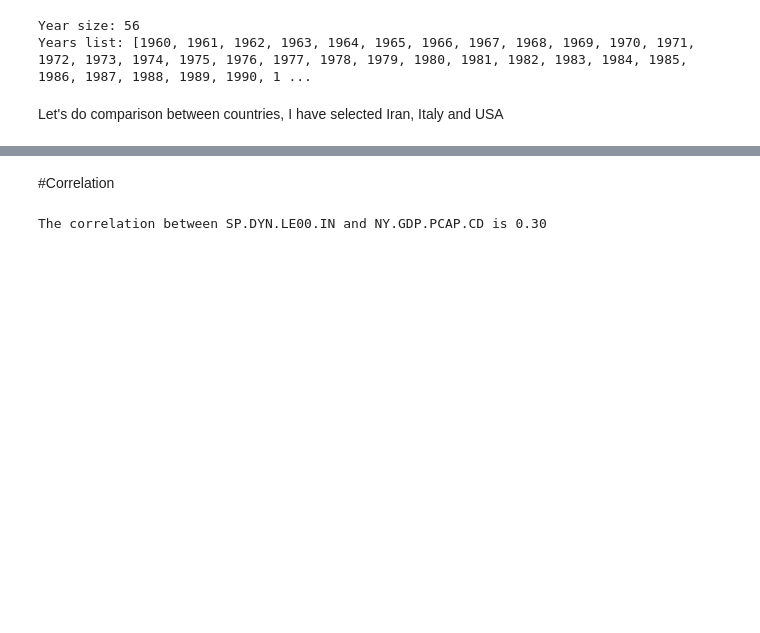
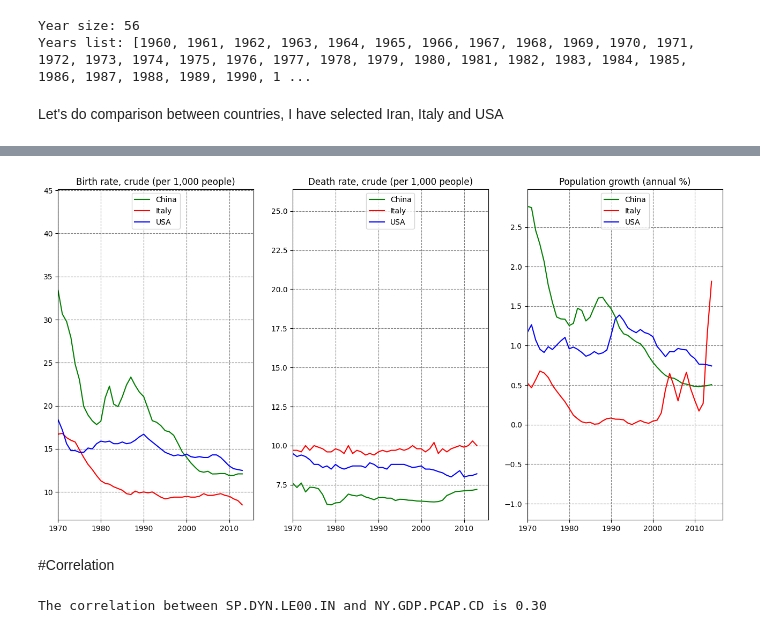
Before and after one commit to MaliheDahmardeh/World-Development-Indicators, a Jupyter notebook: WDI.ipynb, the cells around one changed output, grey strips where cells are left out. Cells and saved outputs as stored; diff of their text form; code cells hidden in the pictures; blank space fills up the shorter version.

```diff
--- a/WDI.ipynb
+++ b/WDI.ipynb
@@ -180,7 +180,7 @@ indicator_list = ['SP.DYN.CBRT.IN',  #Birth rate, crude (per 1,000 people) (0)
 Let's do comparison between countries, I have selected Iran, Italy and USA
 # %%
 #I need only Italy, United States and Iran
-china = df.loc[df['CountryName'] == 'china']
+china = df.loc[df['CountryName'] == 'China']
 USA = df.loc[df['CountryName'] == 'United States']
 Italy = df.loc[df['CountryName'] == 'Italy']
 # %%
@@ -243,7 +243,7 @@ def plot_indicator(indicator, indicator2, indicator3):
     plt.figure(figsize=(16,8))
 
     plt.subplot(1,3,1)
-    plt.plot(x_china,y_china,label='Iran', color='white')
+    plt.plot(x_china,y_china,label='China', color='green')
     plt.plot(x_Italy,y_Italy,label='Italy', color='red')
     plt.plot(x_USA,y_USA,label='USA', color='blue')
     plt.title(title)
@@ -252,7 +252,7 @@ def plot_indicator(indicator, indicator2, indicator3):
     plt.legend(loc='upper center')
 
     plt.subplot(1,3,2)
-    plt.plot(x_china2,y_china2,label='Iran', color='white')
+    plt.plot(x_china2,y_china2,label='China', color='green')
     plt.plot(x_Italy2,y_Italy2,label='Italy', color='red')
     plt.plot(x_USA2,y_USA2,label='USA', color='blue')
     plt.title(title2)
@@ -261,7 +261,7 @@ def plot_indicator(indicator, indicator2, indicator3):
     plt.legend(loc='upper center')
 
     plt.subplot(1,3,3)
-    plt.plot(x_china3,y_china3,label='Iran', color='white')
+    plt.plot(x_china3,y_china3,label='China', color='green')
     plt.plot(x_Italy3,y_Italy3,label='Italy', color='red')
     plt.plot(x_USA3,y_USA3,label='USA', color='blue')
     plt.title(title3)
@@ -295,3 +303,7 @@ plot_indicator(indicator_list[9], indicator_list[10], indicator_list[11])
+# %%
+plot_indicator(indicator_list[0], indicator_list[1], indicator_list[2])
+# %% [output]
+[figure, added]
 # %% [markdown]
 #Correlation
 # %%
```
Also changed, not shown: parts of 7 cells of this notebook.
